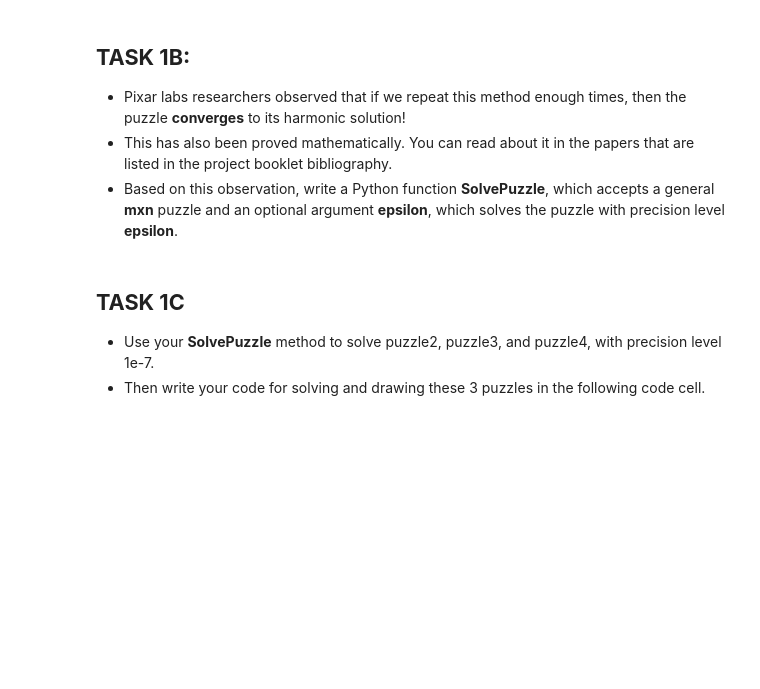
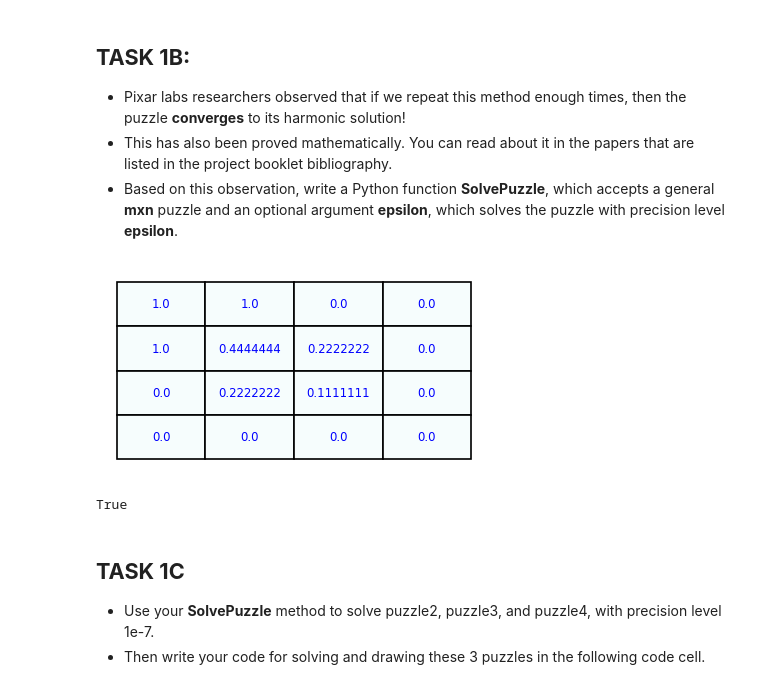
Before and after one commit to yossi0y530y/DO180-apps, a Jupyter notebook: harmonic_task.ipynb, the cells around one changed output. Cells and saved outputs as stored; diff of their text form; code cells hidden in the pictures; blank space fills up the shorter version.

```diff
--- a/harmonic_task.ipynb
+++ b/harmonic_task.ipynb
@@ -258,14 +258,18 @@ def RunAverage(puzzle):
 # %%
 # puzzle = mxn Numpy array
 # epsilon = max error. Default=0.0000001
 
 def SolvePuzzle(puzzle, epsilon=1e-7):
   while True:
-    RunAverage(puzzle,epsilon)
+    RunAverage(puzzle)
     if CheckPuzzle(puzzle, epsilon):
       break
-
+SolvePuzzle(puzzle1,1e-7)
+draw_table(puzzle1, dx=120, dy=60, fontsize=7)
 CheckPuzzle(puzzle1, epsilon=1e-7)
+# %% [output]
+[figure, added]
+True
 # %% [markdown]
 ## **TASK 1C**
 * Use your **SolvePuzzle** method to solve
```
Also changed, not shown: parts of 2 cells of this notebook.
